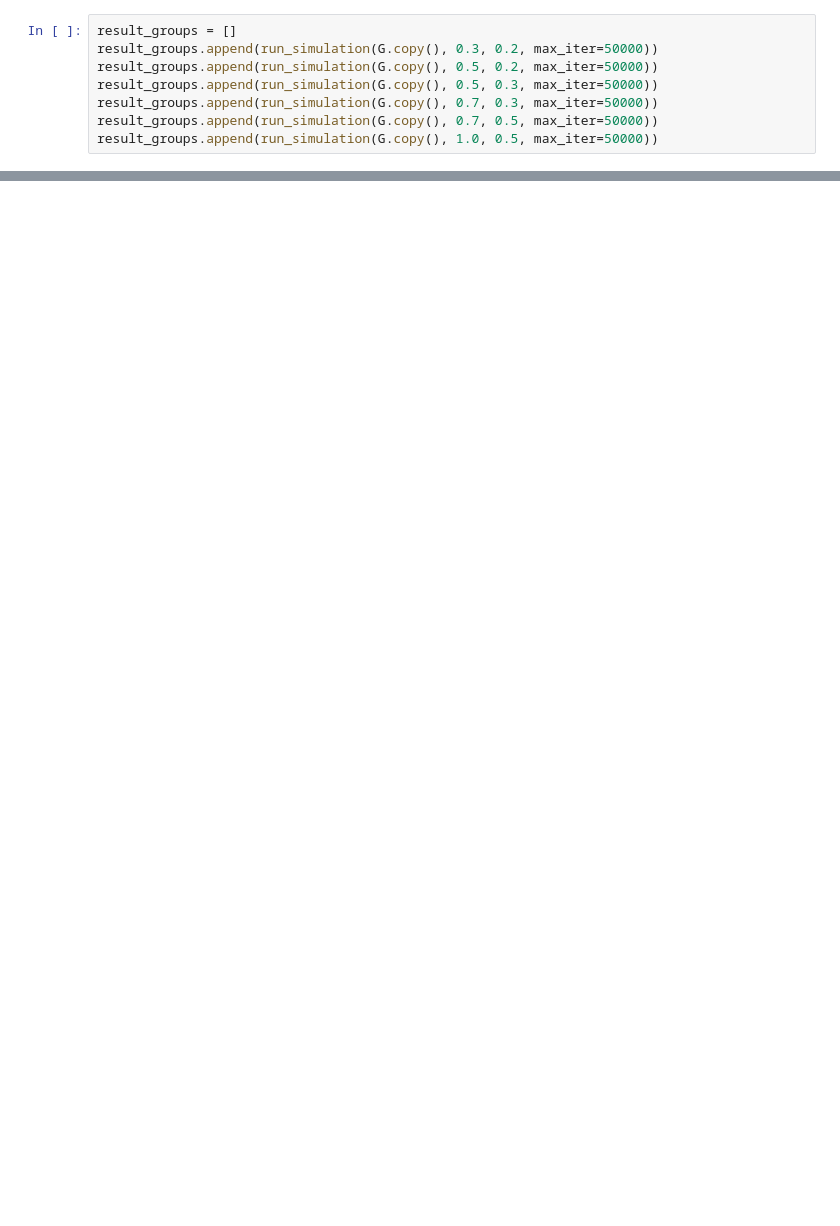
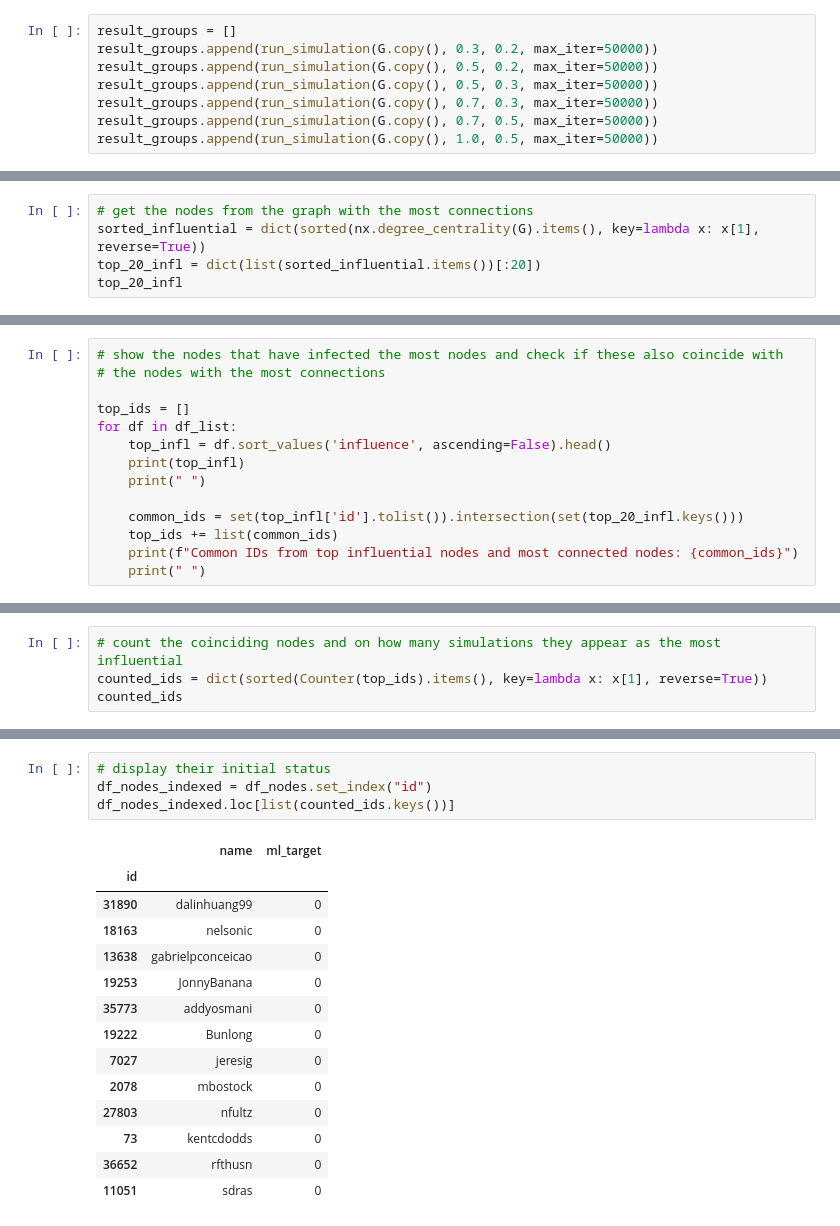
Before and after one commit to lukasthekid/comp-social-science, a Jupyter notebook: group13-project2/simple-contagion.ipynb, the cells around one changed output, grey strips where cells are left out. Drawn from its saved outputs; the diff is of its cells as text; blank space fills up the shorter version.

```diff
--- a/group13-project2/simple-contagion.ipynb
+++ b/group13-project2/simple-contagion.ipynb
@@ -120,0 +147,5 @@ df = pd.DataFrame({
+# %%
+# get the nodes from the graph with the most connections
+sorted_influential = dict(sorted(nx.degree_centrality(G).items(), key=lambda x: x[1], reverse=True))
+top_20_infl = dict(list(sorted_influential.items())[:20])
+top_20_infl
@@ -120,0 +173,14 @@ df = pd.DataFrame({
+# %%
+# show the nodes that have infected the most nodes and check if these also coincide with
+# the nodes with the most connections
+
+top_ids = []
+for df in df_list:
+    top_infl = df.sort_values('influence', ascending=False).head()
+    print(top_infl)
+    print(" ")
+
+    common_ids = set(top_infl['id'].tolist()).intersection(set(top_20_infl.keys()))
+    top_ids += list(common_ids)
+    print(f"Common IDs from top influential nodes and most connected nodes: {common_ids}")
+    print(" ")
@@ -120,0 +205,4 @@ df = pd.DataFrame({
+# %%
+# count the coinciding nodes and on how many simulations they appear as the most influential
+counted_ids = dict(sorted(Counter(top_ids).items(), key=lambda x: x[1], reverse=True))
+counted_ids
@@ -120,0 +222,19 @@ df = pd.DataFrame({
+# %%
+# display their initial status
+df_nodes_indexed = df_nodes.set_index("id")
+df_nodes_indexed.loc[list(counted_ids.keys())]
+# %% [output]
+|  | name | ml_target |
+| id |  |  |
+| 31890 | dalinhuang99 | 0 |
+| 18163 | nelsonic | 0 |
+| 13638 | gabrielpconceicao | 0 |
+| 19253 | JonnyBanana | 0 |
+| 35773 | addyosmani | 0 |
+| 19222 | Bunlong | 0 |
+| 7027 | jeresig | 0 |
+| 2078 | mbostock | 0 |
+| 27803 | nfultz | 0 |
+| 73 | kentcdodds | 0 |
+| 36652 | rfthusn | 0 |
+| 11051 | sdras | 0 |
```
Also changed, not shown: parts of 15 cells of this notebook, 3 other files.
